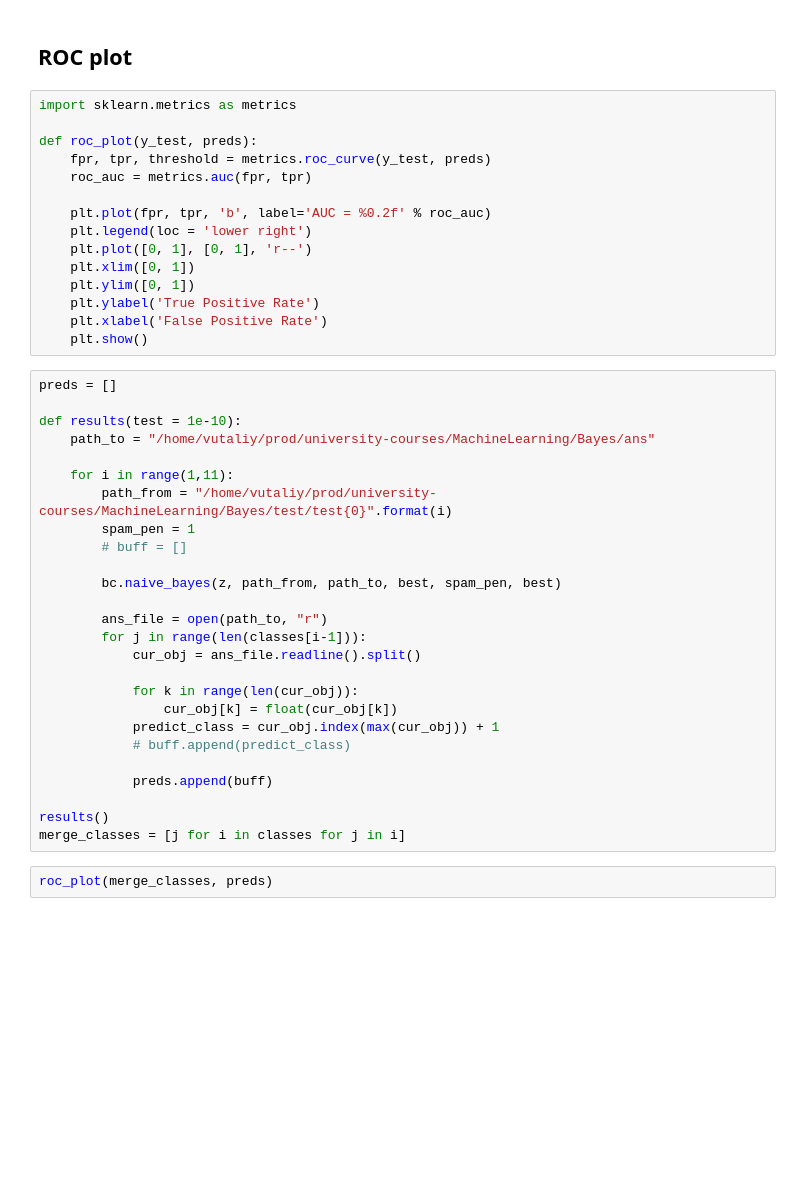
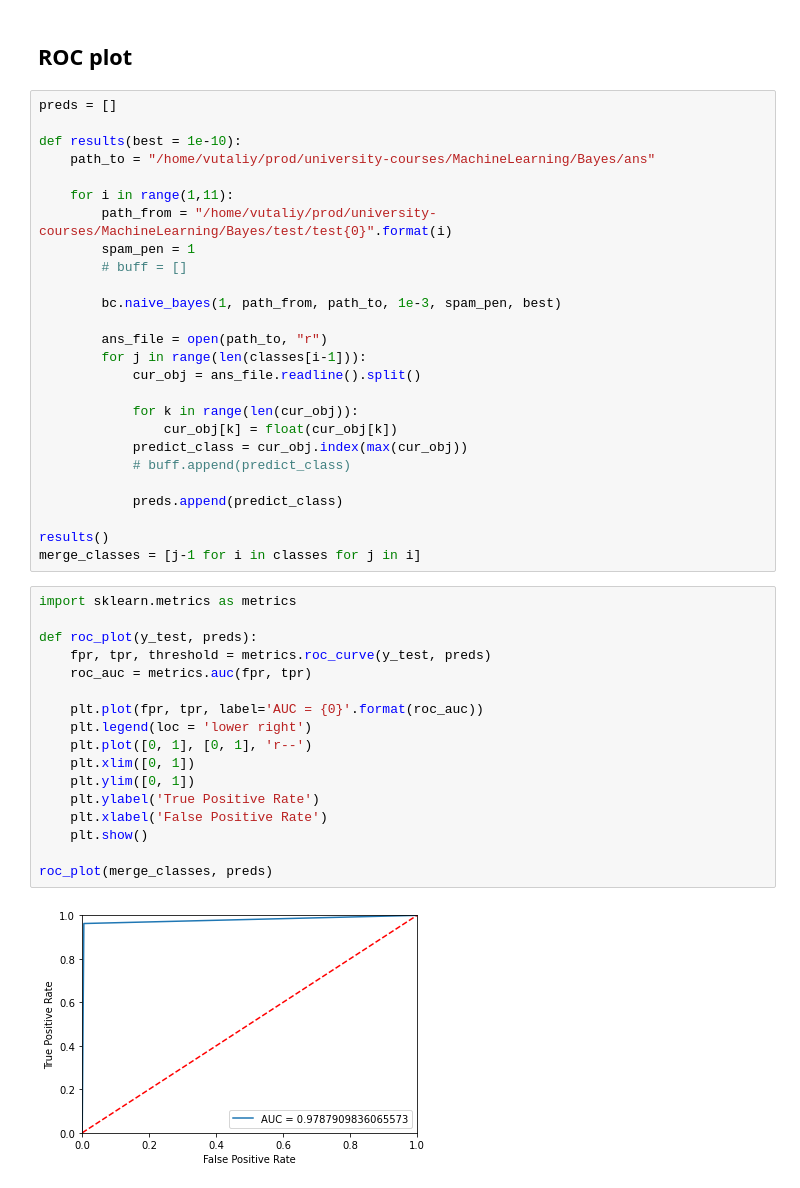
Before and after one commit to DubKoldun/university-courses, a Jupyter notebook: MachineLearning/Bayes/Bayes.ipynb, the cells around one changed output. Cells and saved outputs as stored; diff of their text form; blank space fills up the shorter version.

```diff
--- a/MachineLearning/Bayes/Bayes.ipynb
+++ b/MachineLearning/Bayes/Bayes.ipynb
@@ -236,45 +277,47 @@ plt.show()
 # %% [markdown]
 ## ROC plot
+# %%
+preds = []
+
+def results(best = 1e-10):
+    path_to = "/home/vutaliy/prod/university-courses/MachineLearning/Bayes/ans"
+
+    for i in range(1,11):
+        path_from = "/home/vutaliy/prod/university-courses/MachineLearning/Bayes/test/test{0}".format(i)
+        spam_pen = 1
+        # buff = []
+
+        bc.naive_bayes(1, path_from, path_to, 1e-3, spam_pen, best)
+
+        ans_file = open(path_to, "r")
+        for j in range(len(classes[i-1])):
+            cur_obj = ans_file.readline().split()
+
+            for k in range(len(cur_obj)):
+                cur_obj[k] = float(cur_obj[k])
+            predict_class = cur_obj.index(max(cur_obj))
+            # buff.append(predict_class)
+
+            preds.append(predict_class)
+
+results()
+merge_classes = [j-1 for i in classes for j in i]
 # %%
 import sklearn.metrics as metrics
 
 def roc_plot(y_test, preds):
     fpr, tpr, threshold = metrics.roc_curve(y_test, preds)
     roc_auc = metrics.auc(fpr, tpr)
 
-    plt.plot(fpr, tpr, 'b', label='AUC = %0.2f' % roc_auc)
+    plt.plot(fpr, tpr, label='AUC = {0}'.format(roc_auc))
     plt.legend(loc = 'lower right')
     plt.plot([0, 1], [0, 1], 'r--')
     plt.xlim([0, 1])
     plt.ylim([0, 1])
     plt.ylabel('True Positive Rate')
     plt.xlabel('False Positive Rate')
     plt.show()
+
+roc_plot(merge_classes, preds)
+# %% [output]
+[figure, added]
-# %%
-preds = []
-
-def results(test = 1e-10):
-    path_to = "/home/vutaliy/prod/university-courses/MachineLearning/Bayes/ans"
-
-    for i in range(1,11):
-        path_from = "/home/vutaliy/prod/university-courses/MachineLearning/Bayes/test/test{0}".format(i)
-        spam_pen = 1
-        # buff = []
-
-        bc.naive_bayes(z, path_from, path_to, best, spam_pen, best)
-
-        ans_file = open(path_to, "r")
-        for j in range(len(classes[i-1])):
-            cur_obj = ans_file.readline().split()
-
-            for k in range(len(cur_obj)):
-                cur_obj[k] = float(cur_obj[k])
-            predict_class = cur_obj.index(max(cur_obj)) + 1
-            # buff.append(predict_class)
-
-            preds.append(buff)
-
-results()
-merge_classes = [j for i in classes for j in i]
-# %%
-roc_plot(merge_classes, preds)
```
Also changed, not shown: parts of 4 cells of this notebook.
